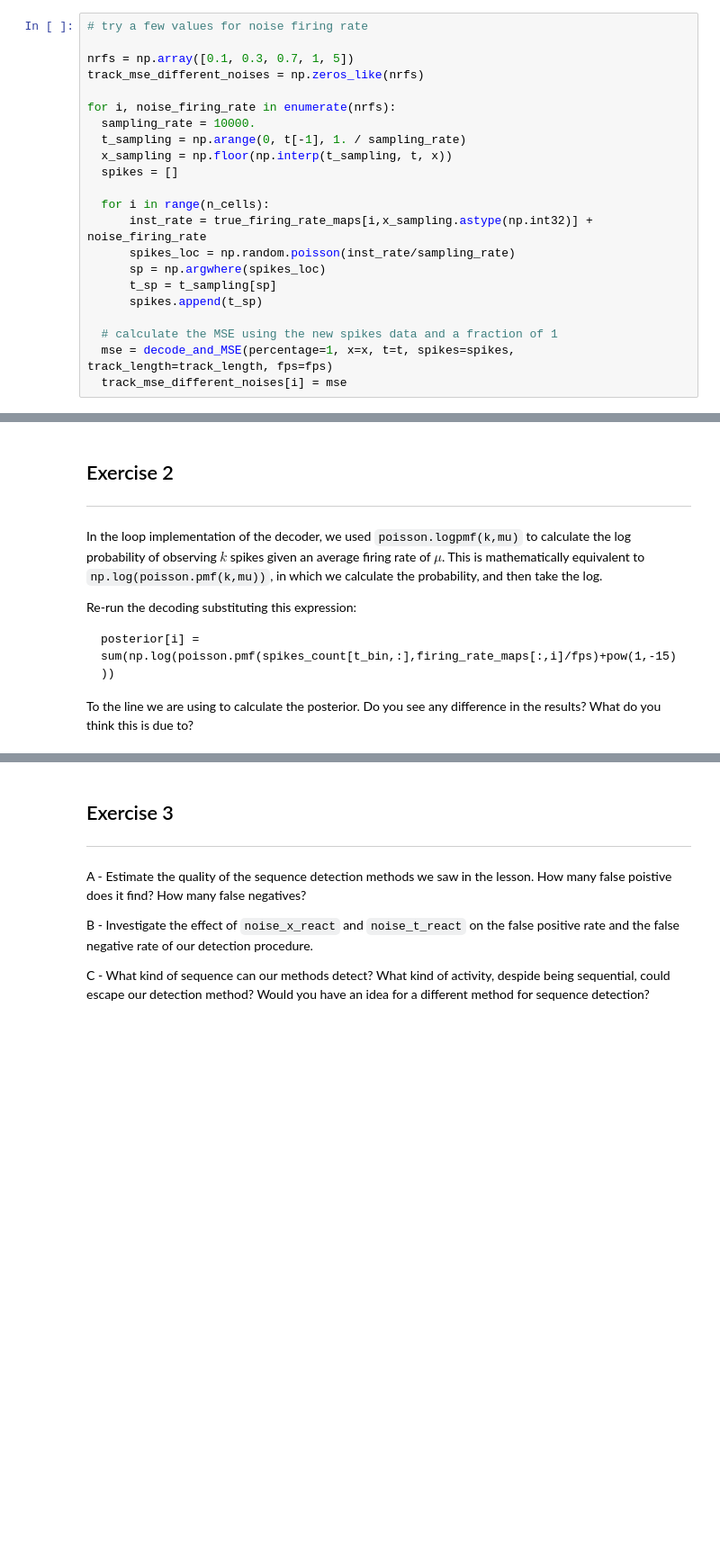
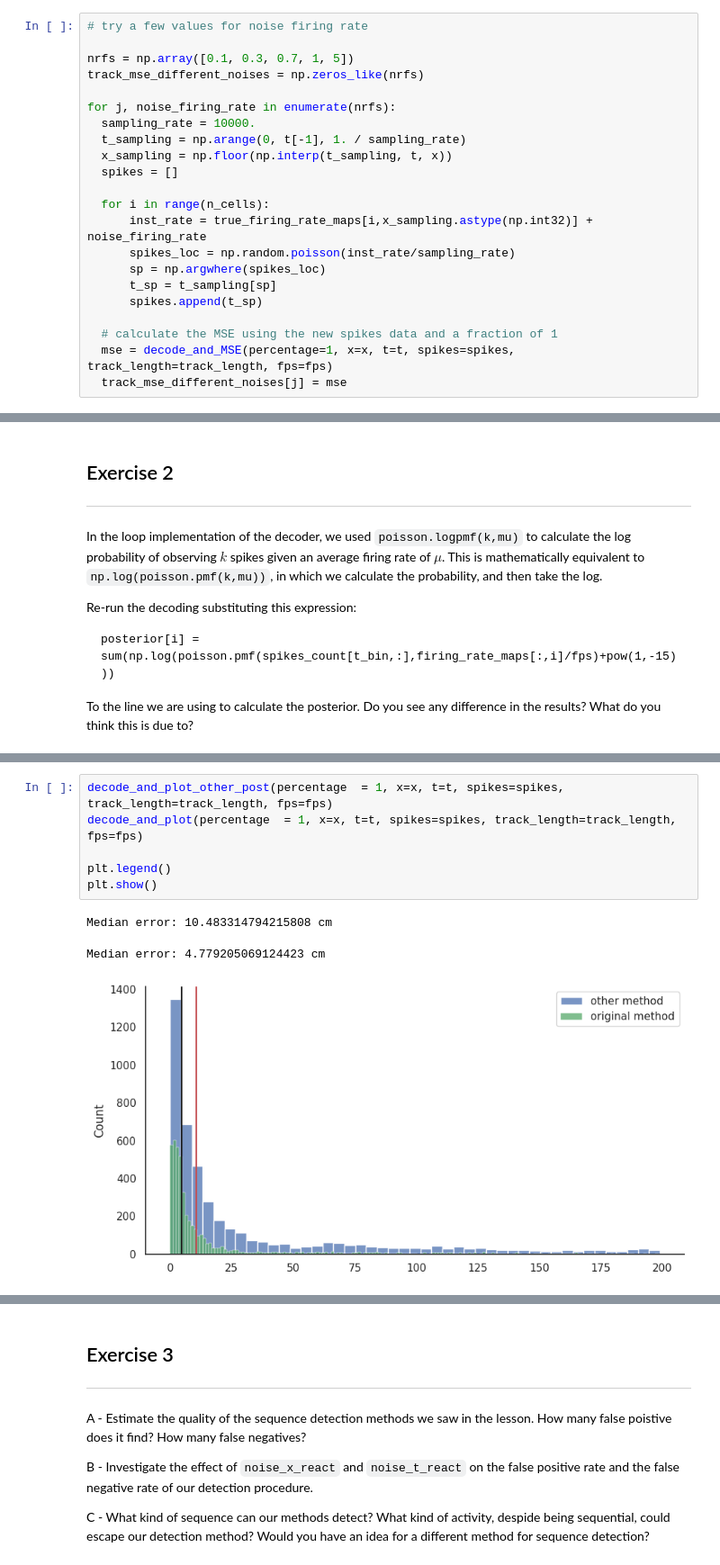
Before and after one commit to irenetiem/population-methods-IT, a Jupyter notebook: 01-bayes-decoding/exercises.ipynb, the cells around one changed output, grey strips where cells are left out. Shown at 90% size. Cells and saved outputs as stored; diff of their text form; blank space fills up the shorter version.

```diff
--- a/01-bayes-decoding/exercises.ipynb
+++ b/01-bayes-decoding/exercises.ipynb
@@ -274,7 +274,7 @@ generating new data
 nrfs = np.array([0.1, 0.3, 0.7, 1, 5])
 track_mse_different_noises = np.zeros_like(nrfs)
 
-for i, noise_firing_rate in enumerate(nrfs):
+for j, noise_firing_rate in enumerate(nrfs):
   sampling_rate = 10000.
   t_sampling = np.arange(0, t[-1], 1. / sampling_rate)
   x_sampling = np.floor(np.interp(t_sampling, t, x))
@@ -289,7 +289,7 @@ for i, noise_firing_rate in enumerate(nrfs):
 
   # calculate the MSE using the new spikes data and a fraction of 1
   mse = decode_and_MSE(percentage=1, x=x, t=t, spikes=spikes, track_length=track_length, fps=fps)
-  track_mse_different_noises[i] = mse
+  track_mse_different_noises[j] = mse
 # %%
 plt.figure(figsize=(10,5))
 plt.scatter(nrfs, track_mse_different_noises, marker = '.')
@@ -313,0 +424,10 @@ Do you see any difference in the results? What do you think this is due to?
+# %%
+decode_and_plot_other_post(percentage  = 1, x=x, t=t, spikes=spikes, track_length=track_length, fps=fps)
+decode_and_plot(percentage  = 1, x=x, t=t, spikes=spikes, track_length=track_length, fps=fps)
+
+plt.legend()
+plt.show()
+# %% [output]
+Median error: 10.483314794215808 cm
+Median error: 4.779205069124423 cm
+[figure, added]
```
Also changed, not shown: parts of 4 cells of this notebook.
